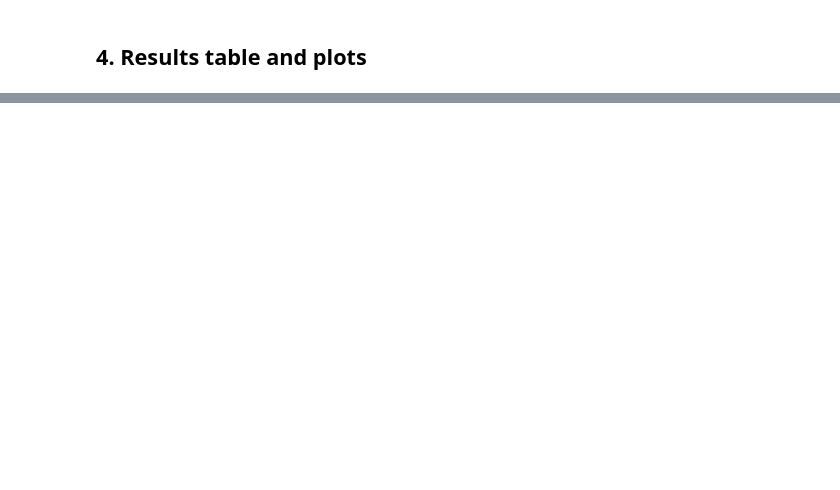
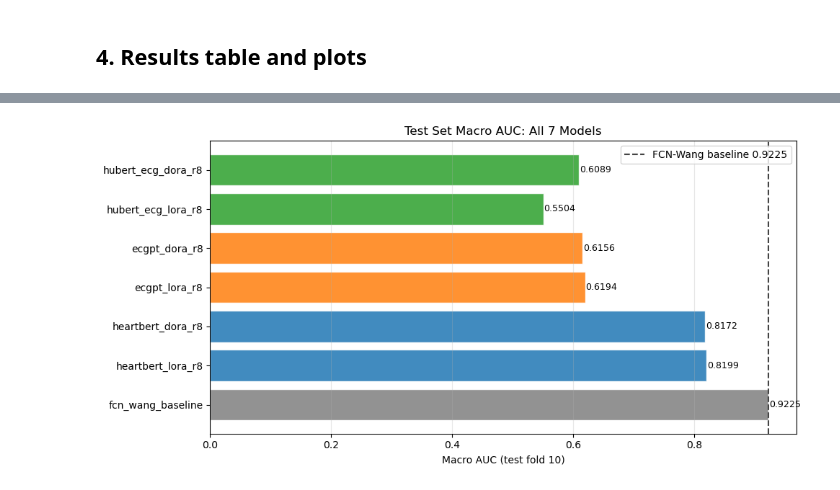
Before and after one commit to teodora-taleska/biosignal-xai, a Jupyter notebook: notebooks/05_model_comparison.ipynb, the cells around one changed output, grey strips where cells are left out. Saved outputs shown, nothing was run; the diff lists cells and outputs as text; code cells hidden in the pictures; blank space fills up the shorter version.

Commit message:
Add model comparison results and figures

```diff
--- a/notebooks/05_model_comparison.ipynb
+++ b/notebooks/05_model_comparison.ipynb
@@ -356,26 +396,27 @@ for exp in EXPERIMENTS:
 # %%
 exp_order = [e for e in EXPERIMENTS if e in all_results]
 aucs      = [all_results[e]['auc_macro'] for e in exp_order]
 colors    = [MODEL_COLORS[e] for e in exp_order]
 
 fig_auc, ax = plt.subplots(figsize=(10, 5))
 bars = ax.barh(exp_order, aucs, color=colors, alpha=0.85, edgecolor='white')
 
 fcn_auc = all_results['fcn_wang_baseline']['auc_macro']
 ax.axvline(fcn_auc, color='#444', linestyle='--', linewidth=1.5,
            label=f'FCN-Wang baseline {fcn_auc:.4f}')
 
 for bar, auc in zip(bars, aucs):
     ax.text(auc + 0.001, bar.get_y() + bar.get_height() / 2,
             f'{auc:.4f}', va='center', fontsize=9)
 
 ax.set_xlabel('Macro AUC (test fold 10)')
 ax.set_title('Test Set Macro AUC: All 7 Models')
-ax.set_xlim(0.7, 1.02)
 ax.legend()
 ax.grid(axis='x', alpha=0.3)
 plt.tight_layout()
 plt.show()
+# %% [output]
+[figure, added]
 # %%
 exp_order = [e for e in EXPERIMENTS if e in all_results]
 data = np.array([
```
Also changed, not shown: parts of 12 cells of this notebook, 5 other files.
